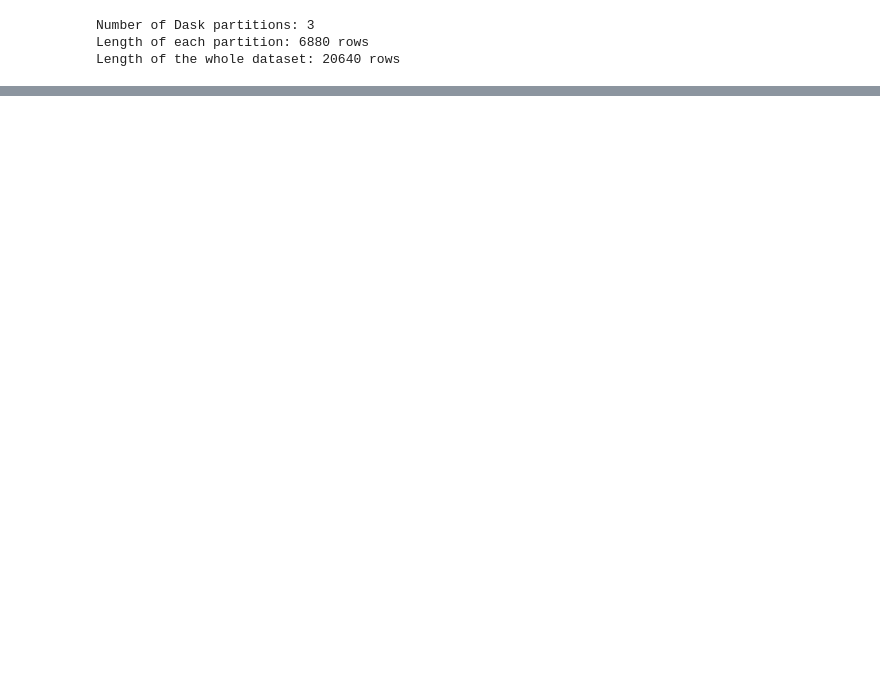
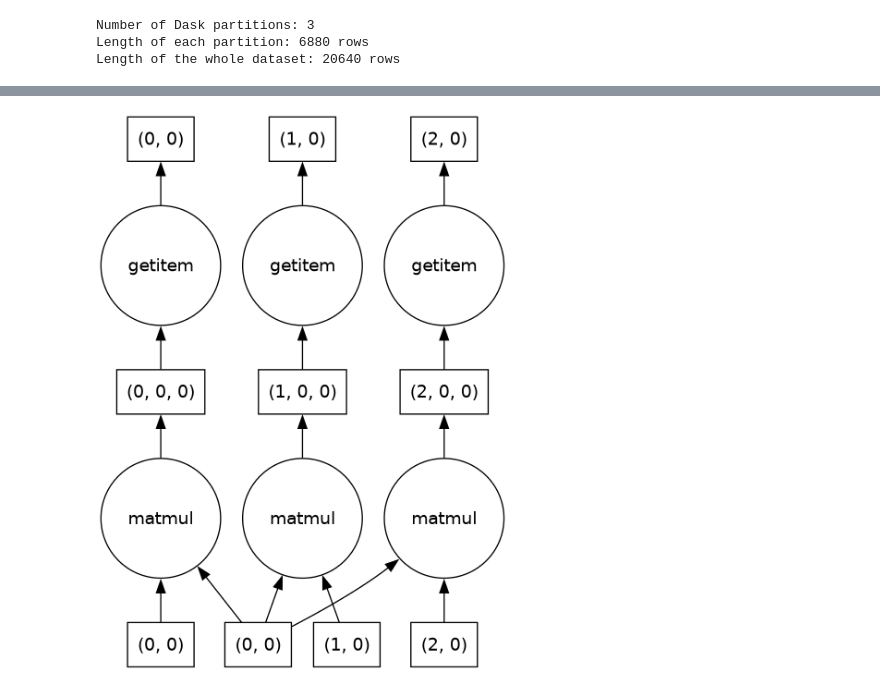
Before and after one commit to AlessandroMiotto/MAPD_project, a Jupyter notebook: Indirect.ipynb, the cells around one changed output, grey strips where cells are left out. Cells and saved outputs as stored; diff of their text form; code cells hidden in the pictures; blank space fills up the shorter version.

```diff
--- a/Indirect.ipynb
+++ b/Indirect.ipynb
@@ -247,3 +224,0 @@ Wall time: 90 ms
-# %%
-%%time
-R = indirect_serial(data.data.values, 50)
@@ -253,3 +224,0 @@ Wall time: 3.52 ms
-# %%
-%%time
-R = indirect_parallelR(X_da)
@@ -261,0 +309,4 @@ Wall time: 36.4 ms
+# %%
+%%time
+
+Q_da_part, R_da_part = indirect_parallel_partially_delayed(X_da)   # X_da is already splitted into three partitions
@@ -261,0 +316,4 @@ Wall time: 36.4 ms
+# %%
+Q_da_part.visualize("fig/q_part_graph.png")
+# %% [output]
+[figure, added]
```
Also changed, not shown: parts of 32 cells of this notebook, 4 other files.
